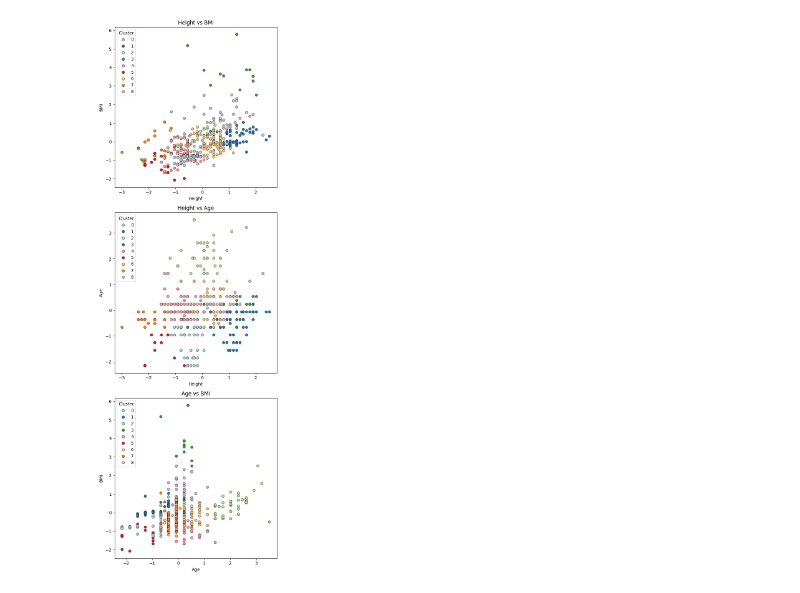
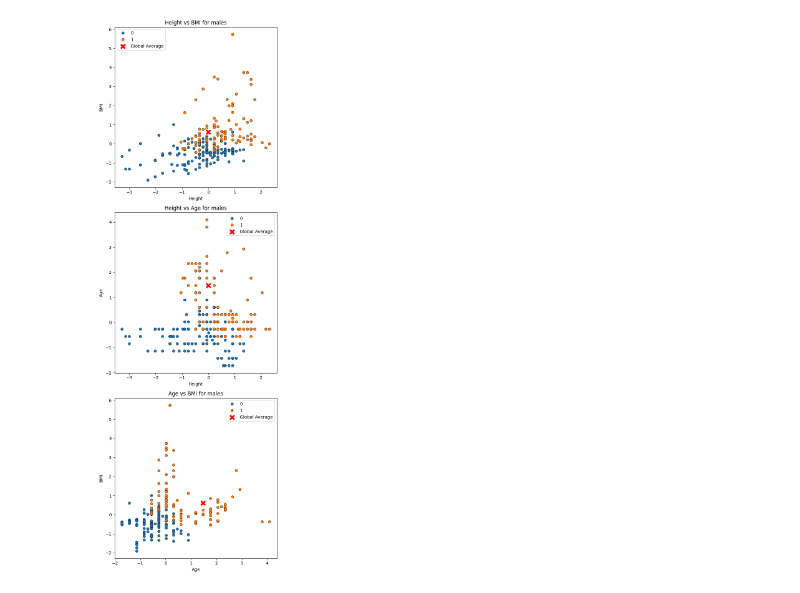
Before and after one commit to Luna-v0/olympic-analyses, a Jupyter notebook: pergunta_3.ipynb, the cells around one changed output. Saved outputs shown, nothing was run; the diff lists cells and outputs as text; code cells hidden in the pictures.

```diff
--- a/pergunta_3.ipynb
+++ b/pergunta_3.ipynb
@@ -5,5 +5,11 @@ from sklearn.metrics import silhouette_score
 from sklearn.cluster import KMeans
 
 df = pd.read_csv('data/polished3.csv')
+
+male = df[df["Sex"] == "M"]
+female = df[df["Sex"] == "F"]
+
 used_columns = ["Height", "BMI", "Age"]
-bio_by_sport = df.groupby(['Event'])[used_columns].median().reset_index()
+
+bio_by_sport_male = male.groupby(['Event'])[used_columns].median().reset_index()
+bio_by_sport_female = female.groupby(['Event'])[used_columns].median().reset_index()
@@ -80,6 +121,6 @@ silhouette_scores_df.sort_values(by='Score')
 # %%
-kmeans = KMeans(n_clusters=9, random_state=42)
-bio_by_sport['Cluster'] = kmeans.fit_predict(bio_by_sport[used_columns])
-bio_by_sport.sort_values(by='Cluster')
+kmeans = KMeans(n_clusters=2, random_state=42)
+bio_by_sport_male['Cluster'] = kmeans.fit_predict(bio_by_sport_male[used_columns])
+bio_by_sport_male.sort_values(by='Cluster')
 # %% [output]
 |  | Event | Height | BMI | Age | Cluster |
@@ -98,18 +157,32 @@ bio_by_sport.sort_values(by='Cluster')
 # %%
 import matplotlib.pyplot as plt
+import seaborn as sns
 
 fig, axes = plt.subplots(3, 1, figsize=(6, 18))
 
-sns.scatterplot(data=bio_by_sport, x='Height', y='BMI', hue='Cluster', palette='Paired', edgecolor='black', ax=axes[0])
-axes[0].set_title('Height vs BMI')
+# Scatter plot 1: Height vs BMI
+sns.scatterplot(data=bio_by_sport_male, x='Height', y='BMI', hue='Cluster', edgecolor='black', ax=axes[0])
+axes[0].set_title('Height vs BMI for males')
 
-sns.scatterplot(data=bio_by_sport, x='Height', y='Age', hue='Cluster', palette='Paired', edgecolor='black', ax=axes[1])
-axes[1].set_title('Height vs Age')
+# Highlight specific point
+highlight_point = bio_by_sport_male[(bio_by_sport_male['Event'] == 'Global average Male')]
+sns.scatterplot(data=highlight_point, x='Height', y='BMI', ax=axes[0], color='red', s=200, label='Global Average', marker='X')
 
-sns.scatterplot(data=bio_by_sport, x='Age', y='BMI', hue='Cluster', palette='Paired', edgecolor='black', ax=axes[2])
-axes[2].set_title('Age vs BMI')
+# Scatter plot 2: Height vs Age
+sns.scatterplot(data=bio_by_sport_male, x='Height', y='Age', hue='Cluster', edgecolor='black', ax=axes[1])
+axes[1].set_title('Height vs Age for males')
+
+# Highlight specific point
+sns.scatterplot(data=highlight_point, x='Height', y='Age', ax=axes[1], color='red', s=200, label='Global Average', marker='X')
+
+# Scatter plot 3: Age vs BMI
+sns.scatterplot(data=bio_by_sport_male, x='Age', y='BMI', hue='Cluster', edgecolor='black', ax=axes[2])
+axes[2].set_title('Age vs BMI for males')
+
+# Highlight specific point
+sns.scatterplot(data=highlight_point, x='Age', y='BMI', ax=axes[2], color='red', s=200, label='Global Average', marker='X')
 
 plt.tight_layout()
 plt.show()
 # %% [output]
-[figure, old version]
+[figure, new version]
```
Also changed, not shown: parts of 13 cells of this notebook.
